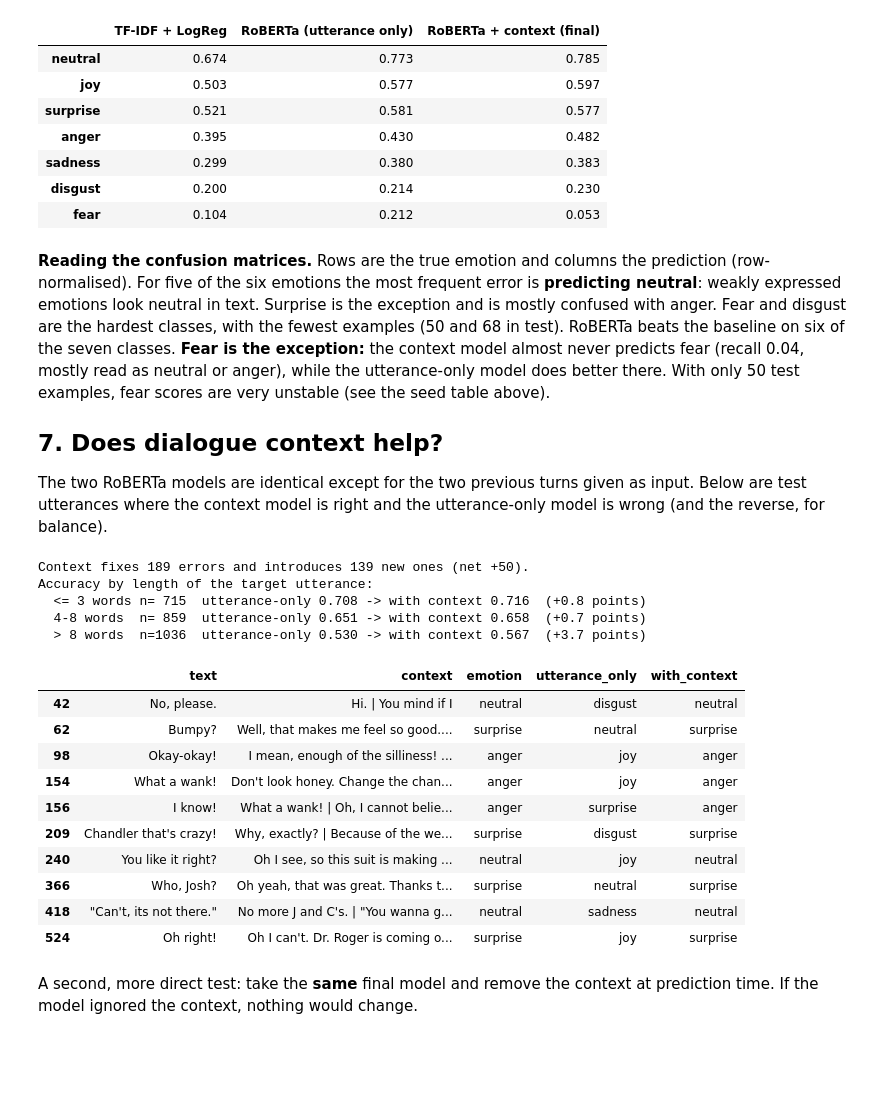
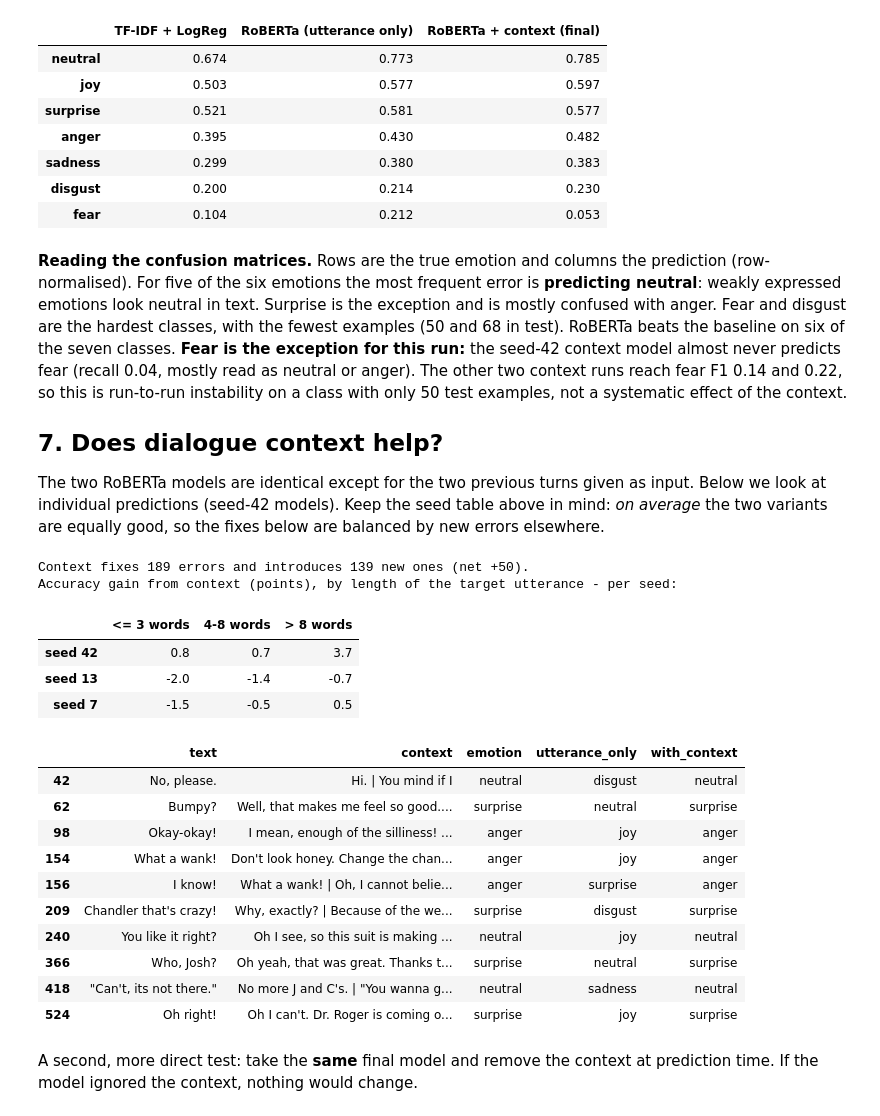
Before and after one commit to saxenaaarav3103/NLP-Project, a Jupyter notebook: notebooks/emotion_recognition.ipynb, the cells around one changed output. Saved outputs shown, nothing was run; the diff lists cells and outputs as text; code cells hidden in the pictures; blank space fills up the shorter version.

```diff
--- a/notebooks/emotion_recognition.ipynb
+++ b/notebooks/emotion_recognition.ipynb
@@ -268,6 +268,13 @@ seeds = pd.DataFrame(rows)
 if len(seeds):
     agg = seeds.groupby("model")[["accuracy", "weighted_f1", "macro_f1"]].agg(["mean", "std", "count"])
     display(agg.round(3))
+    # Paired by seed (same seed = same initial classifier head), which removes part of the run-to-run noise
+    wide = seeds.pivot_table(index="seed", columns="model", values=["accuracy", "weighted_f1", "macro_f1"])
+    paired = pd.DataFrame({m: wide[m]["RoBERTa (context)"] - wide[m]["RoBERTa (utterance)"]
+                           for m in ["accuracy", "weighted_f1", "macro_f1"]}).dropna()
+    print("Context minus utterance-only, per seed:")
+    display(paired.round(3))
+    print("mean difference:", paired.mean().round(3).to_dict())
 # %% [output]
 |  | accuracy |  |  | weighted_f1 |  |  | macro_f1 |  |  |
 |  | mean | std | count | mean | std | count | mean | std | count |
@@ -276,0 +293,14 @@ if len(seeds):
+# %%
+# Ablations of the final configuration (all seed 42): class weighting and amount of context
+abl = [("Final: 1/sqrt(freq) weights, 2 turns", "roberta_context"), ("No class weights", "roberta_context_noweights"),
+       ("Inverse-frequency weights 1/freq", "roberta_context_invweights"), ("4 context turns", "roberta_context4"),
+       ("0 context turns (utterance only)", "roberta_utterance")]
+rows = []
+for name, key in abl:
+    p = RESULTS_DIR / f"{key}_metrics.json"
+    if p.exists():
+        m = json.loads(p.read_text())
+        rows.append({"variant": name, "dev weighted-F1": m["best_dev_weighted_f1"], "test accuracy": m["accuracy"],
+                     "test weighted-F1": m["weighted_f1"], "test macro-F1": m["macro_f1"],
+                     "fear F1": m["per_class"]["fear"]["f1"], "disgust F1": m["per_class"]["disgust"]["f1"]})
+display(pd.DataFrame(rows).set_index("variant").round(3))
@@ -297,45 +332,51 @@ per_class.round(3)
 | disgust | 0.200 | 0.214 | 0.230 |
 | fear | 0.104 | 0.212 | 0.053 |
 # %% [markdown]
-**Reading the confusion matrices.** Rows are the true emotion and columns the prediction (row-normalised). For five of the six emotions the most frequent error is **predicting neutral**: weakly expressed emotions look neutral in text. Surprise is the exception and is mostly confused with anger. Fear and disgust are the hardest classes, with the fewest examples (50 and 68 in test). RoBERTa beats the baseline on six of the seven classes. **Fear is the exception:** the context model almost never predicts fear (recall 0.04, mostly read as neutral or anger), while the utterance-only model does better there. With only 50 test examples, fear scores are very unstable (see the seed table above).
+**Reading the confusion matrices.** Rows are the true emotion and columns the prediction (row-normalised). For five of the six emotions the most frequent error is **predicting neutral**: weakly expressed emotions look neutral in text. Surprise is the exception and is mostly confused with anger. Fear and disgust are the hardest classes, with the fewest examples (50 and 68 in test). RoBERTa beats the baseline on six of the seven classes. **Fear is the exception for this run:** the seed-42 context model almost never predicts fear (recall 0.04, mostly read as neutral or anger). The other two context runs reach fear F1 0.14 and 0.22, so this is run-to-run instability on a class with only 50 test examples, not a systematic effect of the context.
 
 ## 7. Does dialogue context help?
 
-The two RoBERTa models are identical except for the two previous turns given as input. Below are test utterances where the context model is right and the utterance-only model is wrong (and the reverse, for balance).
+The two RoBERTa models are identical except for the two previous turns given as input. Below we look at individual predictions (seed-42 models). Keep the seed table above in mind: *on average* the two variants are equally good, so the fixes below are balanced by new errors elsewhere.
 # %%
 cmp = ctx_test[["text", "context", "emotion"]].copy()
 cmp["utterance_only"] = [LABELS[i] for i in probs_utt.argmax(1)]
 cmp["with_context"] = [LABELS[i] for i in pred_ctx]
 fixed = cmp[(cmp.with_context == cmp.emotion) & (cmp.utterance_only != cmp.emotion)]
 broken = cmp[(cmp.with_context != cmp.emotion) & (cmp.utterance_only == cmp.emotion)]
 print(f"Context fixes {len(fixed)} errors and introduces {len(broken)} new ones (net {len(fixed) - len(broken):+d}).")
-n_words = cmp.text.str.split().str.len()
-analysis = {"fixed": len(fixed), "broken": len(broken)}
-print("Accuracy by length of the target utterance:")
-for key, name, mask in [("short", "<= 3 words", n_words <= 3), ("medium", "4-8 words", (n_words > 3) & (n_words <= 8)),
-                        ("long", "> 8 words", n_words > 8)]:
-    acc_u = (cmp.utterance_only[mask] == cmp.emotion[mask]).mean(); acc_c = (cmp.with_context[mask] == cmp.emotion[mask]).mean()
-    analysis.update({f"{key}_n": int(mask.sum()), f"{key}_utt": float(acc_u), f"{key}_ctx": float(acc_c)})
-    print(f"  {name:10s} n={mask.sum():4d}  utterance-only {acc_u:.3f} -> with context {acc_c:.3f}  ({(acc_c - acc_u) * 100:+.1f} points)")
-(RESULTS_DIR / "context_analysis.json").write_text(json.dumps(analysis, indent=2))
+n_words = cmp.text.str.split().str.len().to_numpy()
+y = ctx_test.label.to_numpy()
+buckets = {"<= 3 words": n_words <= 3, "4-8 words": (n_words > 3) & (n_words <= 8), "> 8 words": n_words > 8}
+rows = {}
+for seed, sfx in [(42, ""), (13, "_seed13"), (7, "_seed7")]:
+    pc, pu = RESULTS_DIR / f"roberta_context{sfx}_test_probs.npy", RESULTS_DIR / f"roberta_utterance{sfx}_test_probs.npy"
+    if pc.exists() and pu.exists():
+        c, u = np.load(pc).argmax(1), np.load(pu).argmax(1)
+        rows[f"seed {seed}"] = {b: (np.mean(c[m] == y[m]) - np.mean(u[m] == y[m])) * 100 for b, m in buckets.items()}
+by_len = pd.DataFrame(rows).T
+print("Accuracy gain from context (points), by length of the target utterance - per seed:")
+display(by_len.round(1))
+(RESULTS_DIR / "context_analysis.json").write_text(json.dumps({"fixed_seed42": len(fixed), "broken_seed42": len(broken),
+                                                               "gain_by_length": by_len.round(2).to_dict()}, indent=2))
 fixed[n_words[fixed.index] <= 4].head(10)
 # %% [output]
 Context fixes 189 errors and introduces 139 new ones (net +50).
-Accuracy by length of the target utterance:
-  <= 3 words n= 715  utterance-only 0.708 -> with context 0.716  (+0.8 points)
-  4-8 words  n= 859  utterance-only 0.651 -> with context 0.658  (+0.7 points)
-  > 8 words  n=1036  utterance-only 0.530 -> with context 0.567  (+3.7 points)
+Accuracy gain from context (points), by length of the target utterance - per seed:
-|  | text | context | emotion | utterance_only | with_context |
-| 42 | No, please. | Hi. | You mind if I | neutral | disgust | neutral |
-| 62 | Bumpy? | Well, that makes me feel so good.... | surprise | neutral | surprise |
-| 98 | Okay-okay! | I mean, enough of the silliness! ... | anger | joy | anger |
-| 154 | What a wank! | Don't look honey. Change the chan... | anger | joy | anger |
-| 156 | I know! | What a wank! | Oh, I cannot belie... | anger | surprise | anger |
-| 209 | Chandler that's crazy! | Why, exactly? | Because of the we... | surprise | disgust | surprise |
-| 240 | You like it right? | Oh I see, so this suit is making ... | neutral | joy | neutral |
-| 366 | Who, Josh? | Oh yeah, that was great. Thanks t... | surprise | neutral | surprise |
-| 418 | "Can't, its not there." | No more J and C's. | "You wanna g... | neutral | sadness | neutral |
-| 524 | Oh right! | Oh I can't. Dr. Roger is coming o... | surprise | joy | surprise |
+|  | <= 3 words | 4-8 words | > 8 words |
+| seed 42 | 0.8 | 0.7 | 3.7 |
+| seed 13 | -2.0 | -1.4 | -0.7 |
+| seed 7 | -1.5 | -0.5 | 0.5 |
+|  | text | context | emotion | utterance_only | with_context |
+| 42 | No, please. | Hi. | You mind if I | neutral | disgust | neutral |
+| 62 | Bumpy? | Well, that makes me feel so good.... | surprise | neutral | surprise |
+| 98 | Okay-okay! | I mean, enough of the silliness! ... | anger | joy | anger |
+| 154 | What a wank! | Don't look honey. Change the chan... | anger | joy | anger |
+| 156 | I know! | What a wank! | Oh, I cannot belie... | anger | surprise | anger |
+| 209 | Chandler that's crazy! | Why, exactly? | Because of the we... | surprise | disgust | surprise |
+| 240 | You like it right? | Oh I see, so this suit is making ... | neutral | joy | neutral |
+| 366 | Who, Josh? | Oh yeah, that was great. Thanks t... | surprise | neutral | surprise |
+| 418 | "Can't, its not there." | No more J and C's. | "You wanna g... | neutral | sadness | neutral |
+| 524 | Oh right! | Oh I can't. Dr. Roger is coming o... | surprise | joy | surprise |
 # %% [markdown]
 A second, more direct test: take the **same** final model and remove the context at prediction time. If the model ignored the context, nothing would change.
 # %%
```
Also changed, not shown: parts of 7 cells of this notebook, 19 other files.
